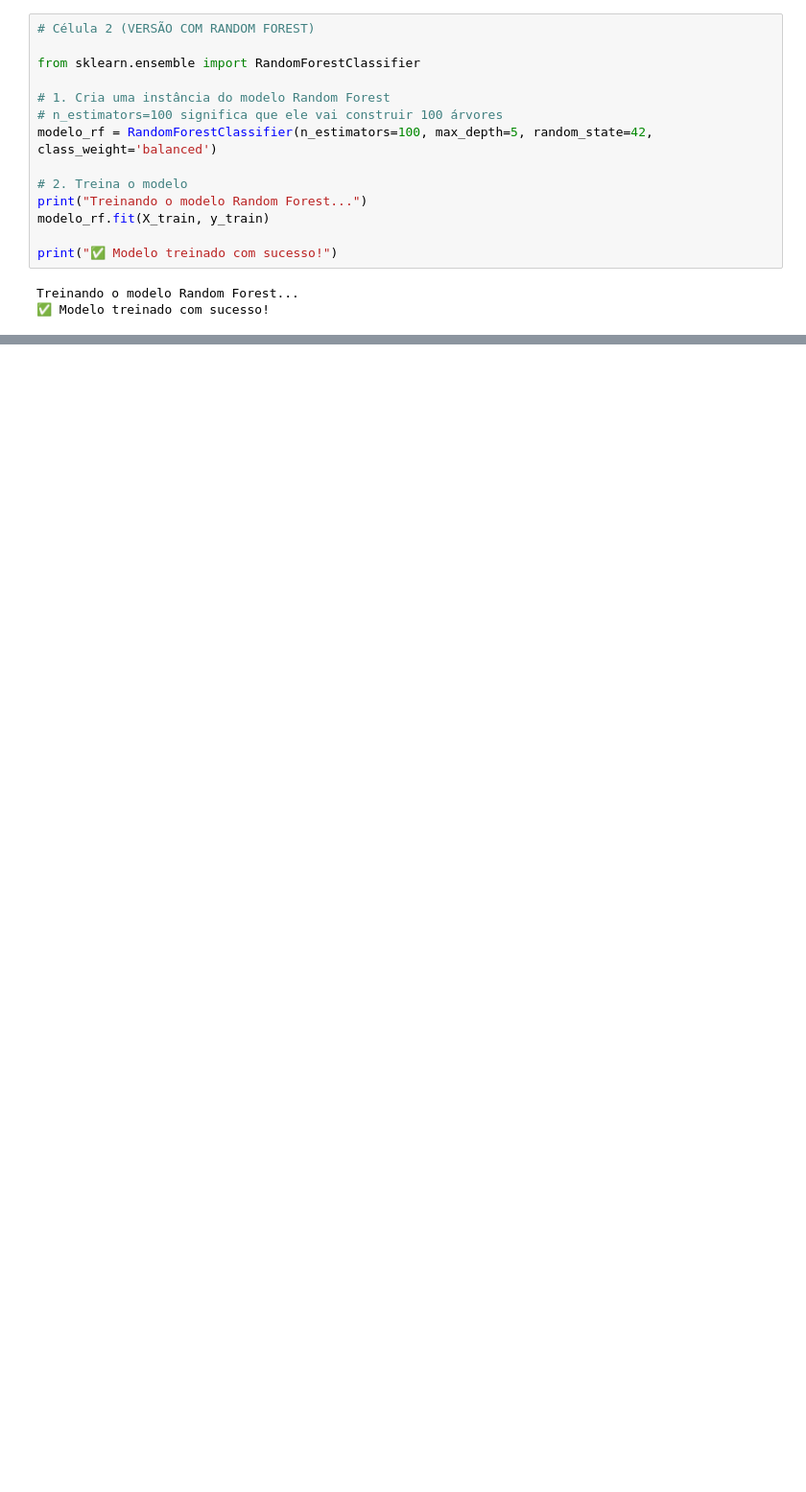
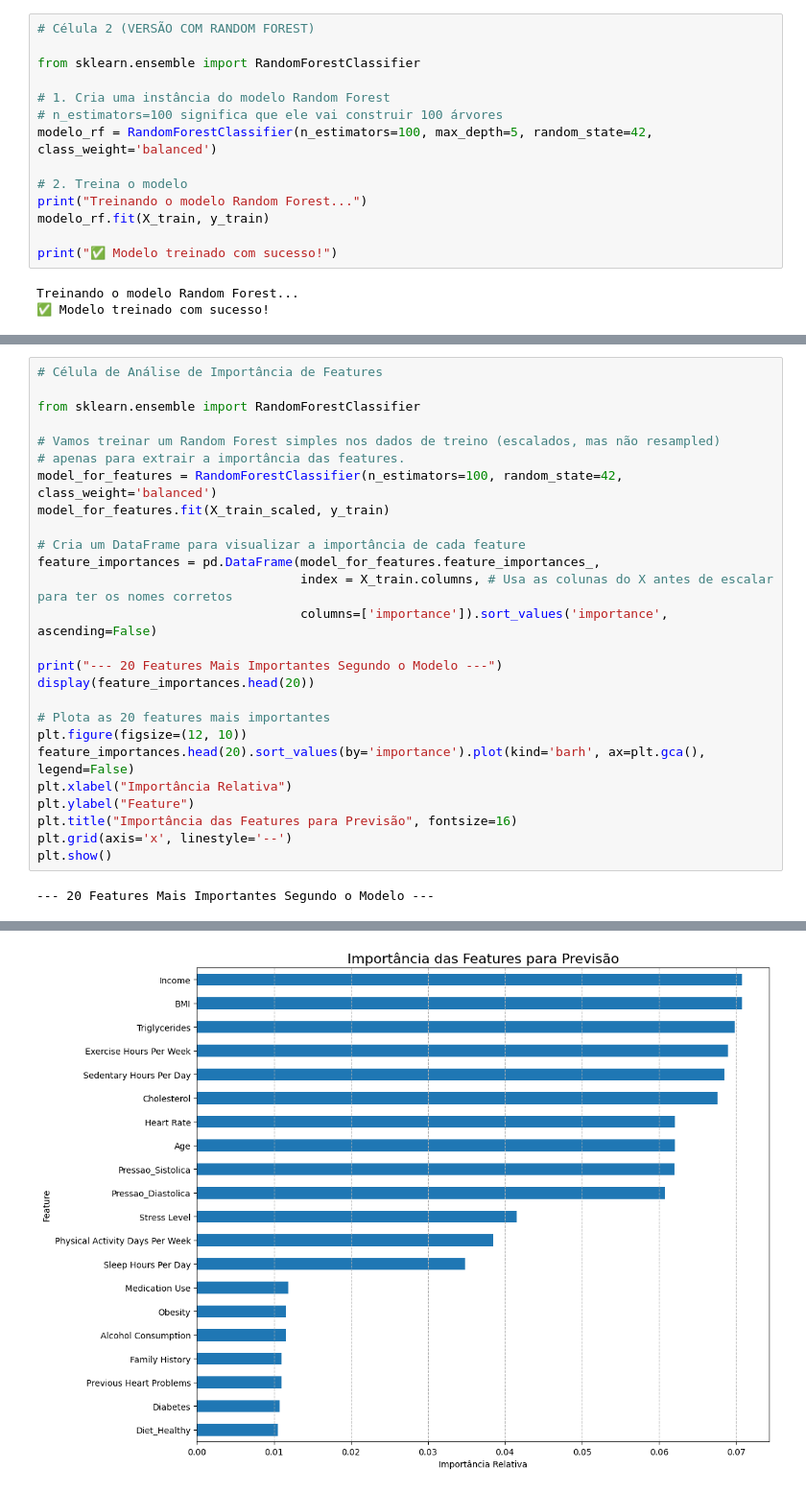
Before and after one commit to Magalaiers/TrabalhoEstrutura, a Jupyter notebook: notebooks/03-previsao.ipynb, the cells around one changed output, grey strips where cells are left out. Shown at 96% size. Drawn from its saved outputs; the diff is of its cells as text; blank space fills up the shorter version.

```diff
--- a/notebooks/03-previsao.ipynb
+++ b/notebooks/03-previsao.ipynb
@@ -372,0 +440,28 @@ weighted avg       0.53      0.55      0.54      1753
+# %%
+# Célula de Análise de Importância de Features
+
+from sklearn.ensemble import RandomForestClassifier
+
+# Vamos treinar um Random Forest simples nos dados de treino (escalados, mas não resampled)
+# apenas para extrair a importância das features.
+model_for_features = RandomForestClassifier(n_estimators=100, random_state=42, class_weight='balanced')
+model_for_features.fit(X_train_scaled, y_train)
+
+# Cria um DataFrame para visualizar a importância de cada feature
+feature_importances = pd.DataFrame(model_for_features.feature_importances_,
+                                   index = X_train.columns, # Usa as colunas do X antes de escalar para ter os nomes corretos
+                                   columns=['importance']).sort_values('importance', ascending=False)
+
+print("--- 20 Features Mais Importantes Segundo o Modelo ---")
+display(feature_importances.head(20))
+
+# Plota as 20 features mais importantes
+plt.figure(figsize=(12, 10))
+feature_importances.head(20).sort_values(by='importance').plot(kind='barh', ax=plt.gca(), legend=False)
+plt.xlabel("Importância Relativa")
+plt.ylabel("Feature")
+plt.title("Importância das Features para Previsão", fontsize=16)
+plt.grid(axis='x', linestyle='--')
+plt.show()
+# %% [output]
+--- 20 Features Mais Importantes Segundo o Modelo ---
@@ -372,0 +485 @@ weighted avg       0.53      0.55      0.54      1753
+[figure, added]
```
Also changed, not shown: parts of 8 cells of this notebook, 6 other files.
